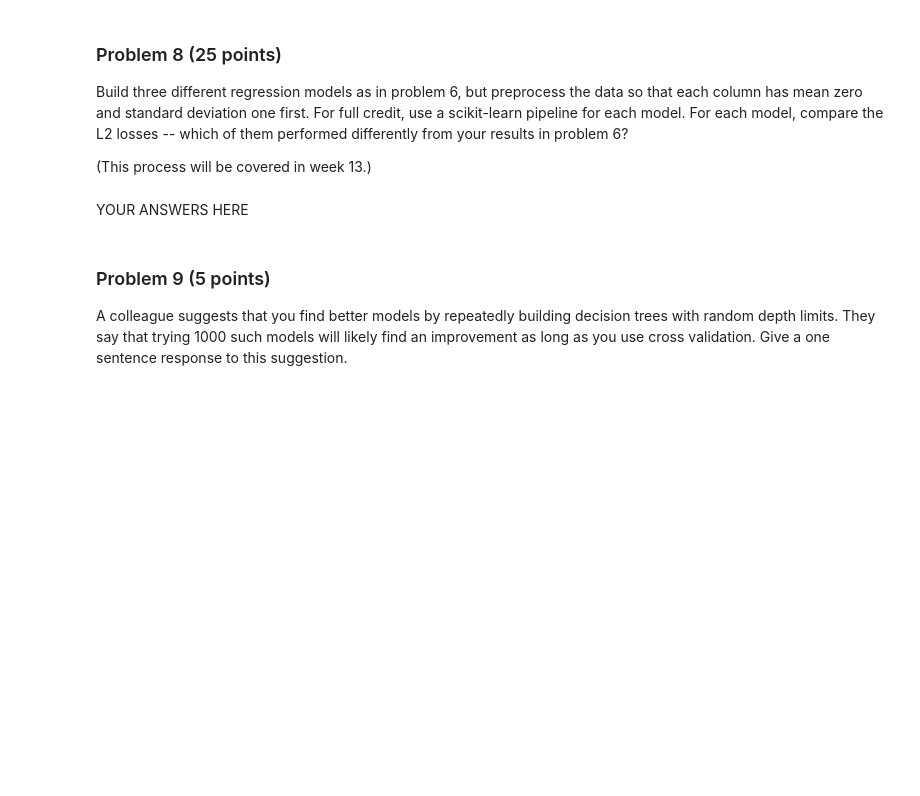
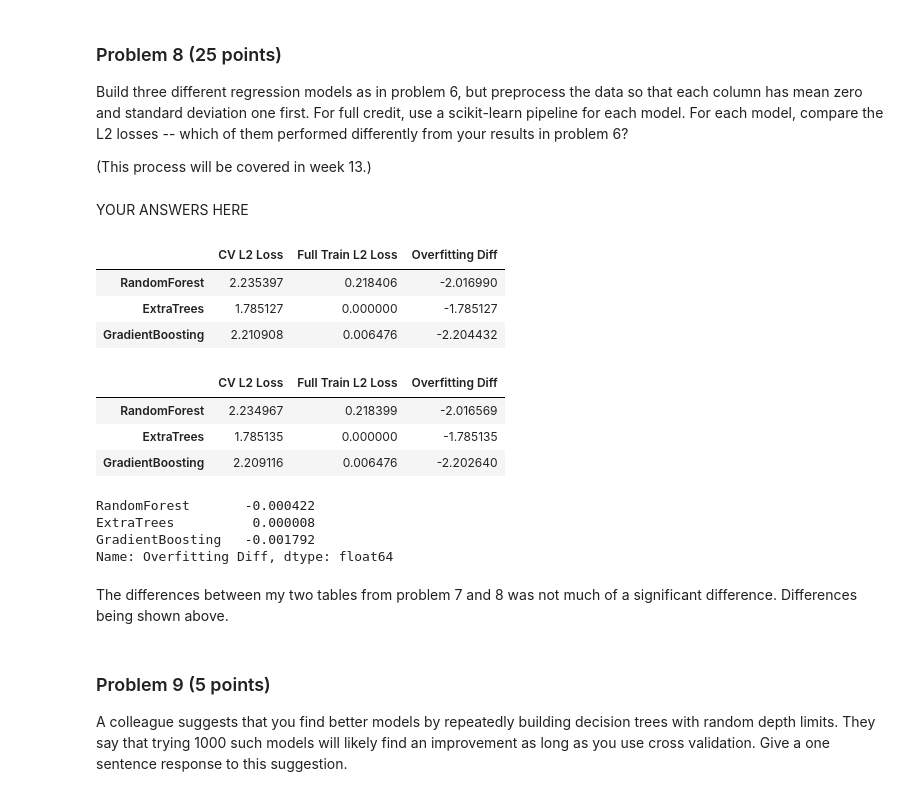
Before and after one commit to chenmichael2/dx602-final-project, a Jupyter notebook: project.ipynb, the cells around one changed output. Drawn from its saved outputs; the diff is of its cells as text; code cells hidden in the pictures; blank space fills up the shorter version.

Commit message:
adding problem 8

```diff
--- a/project.ipynb
+++ b/project.ipynb
@@ -354,5 +385,67 @@ For each model, compare the L2 losses -- which of them performed differently fro
+# %%
+from sklearn.preprocessing import StandardScaler
+from sklearn.pipeline import Pipeline, make_pipeline
+# YOUR CODE HERE
+
+pipelines = {
+    "RandomForest": Pipeline([
+        ("scaler", StandardScaler()),
+        ("model", RandomForestRegressor(random_state=42))
+    ]),
+    "ExtraTrees": Pipeline([
+        ("scaler", StandardScaler()),
+        ("model", ExtraTreesRegressor(random_state=42))
+    ]),
+    "GradientBoosting": Pipeline([
+        ("scaler", StandardScaler()),
+        ("model", GradientBoostingRegressor(random_state=42))
+    ])
+}
+kf = KFold(n_splits=5, shuffle=True, random_state=42)
+results_pipe = {}
+
+for name, pipe in pipelines.items():
+    cv_scores = cross_val_score(pipe, X, Y, cv=kf, scoring="neg_mean_squared_error")
+    cv_l2 = -np.mean(cv_scores)
+
+    pipe.fit(X, Y)
+    y_pred = pipe.predict(X)
+    full_l2 = l2(Y, y_pred)
+
+    difference = full_l2 - cv_l2
+
+    results_pipe[name] = {
+        "CV L2 Loss": cv_l2,
+        "Full Train L2 Loss": full_l2,
+        "Overfitting Diff": difference
+    }
 # %% [markdown]
 YOUR ANSWERS HERE
+# %%
+q8 = pd.DataFrame(results_pipe).T
+q8
+# %% [output]
+|  | CV L2 Loss | Full Train L2 Loss | Overfitting Diff |
+| RandomForest | 2.235397 | 0.218406 | -2.016990 |
+| ExtraTrees | 1.785127 | 0.000000 | -1.785127 |
+| GradientBoosting | 2.210908 | 0.006476 | -2.204432 |
+# %%
+q7 = pd.DataFrame(results).T
+q7
+# %% [output]
+|  | CV L2 Loss | Full Train L2 Loss | Overfitting Diff |
+| RandomForest | 2.234967 | 0.218399 | -2.016569 |
+| ExtraTrees | 1.785135 | 0.000000 | -1.785135 |
+| GradientBoosting | 2.209116 | 0.006476 | -2.202640 |
+# %%
+q8["Overfitting Diff"] - q7["Overfitting Diff"]
+# %% [output]
+RandomForest       -0.000422
+ExtraTrees          0.000008
+GradientBoosting   -0.001792
+Name: Overfitting Diff, dtype: float64
+# %% [markdown]
+The differences between my two tables from problem 7 and 8 was not much of a significant difference. Differences being shown above.
 # %% [markdown]
 ### Problem 9 (5 points)
 
```
Also changed, not shown: parts of 5 cells of this notebook.
